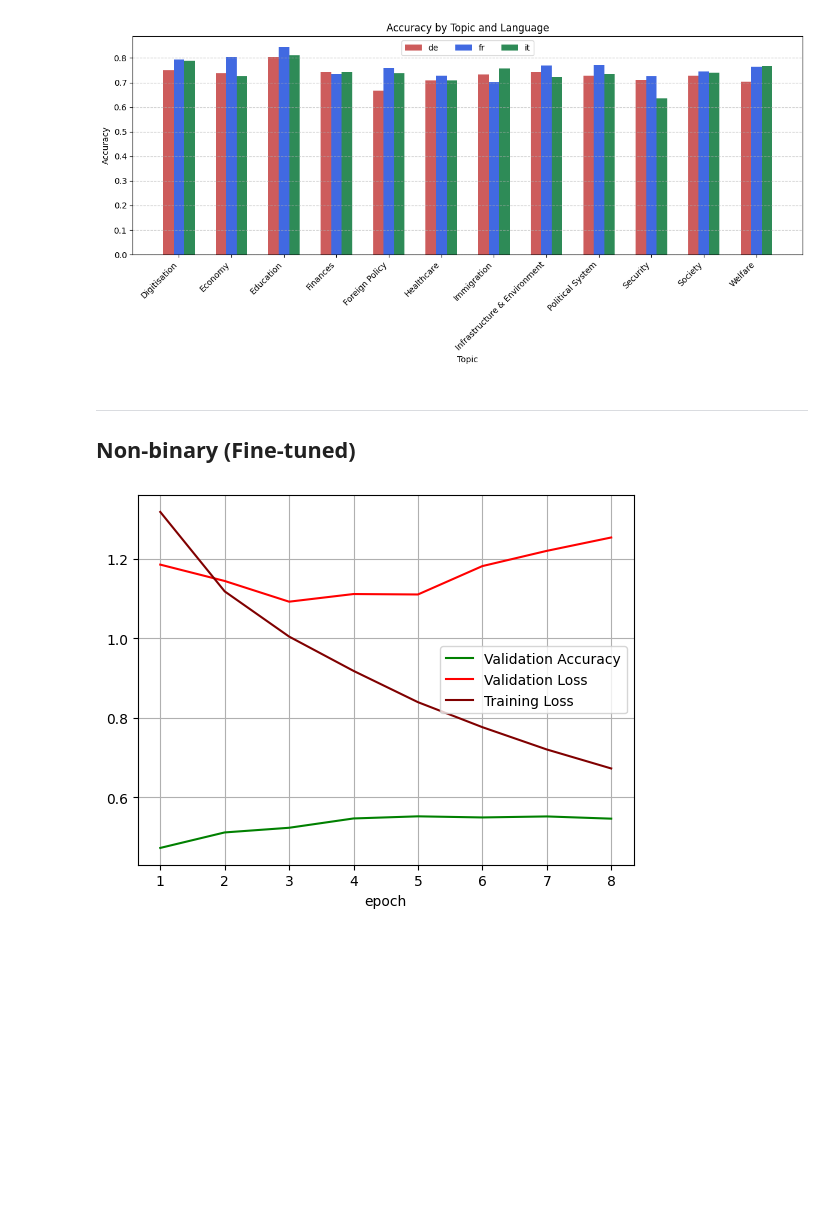
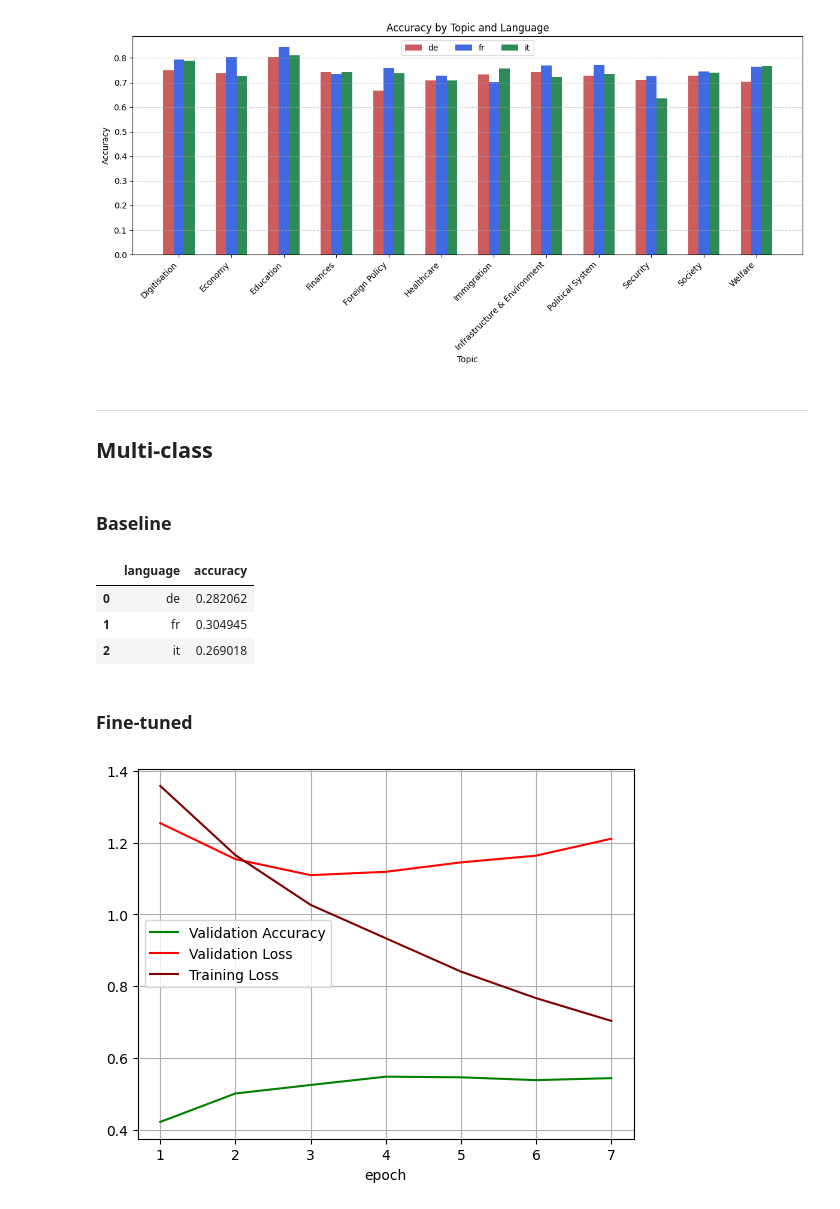
Before and after one commit to NazaninShafiabadi/StanceDetection, a Jupyter notebook: data/xstance/analysis.ipynb, the cells around one changed output. Saved outputs shown, nothing was run; the diff lists cells and outputs as text; code cells hidden in the pictures; blank space fills up the shorter version.

```diff
--- a/data/xstance/analysis.ipynb
+++ b/data/xstance/analysis.ipynb
@@ -114,11 +126,24 @@ bi_test_preds_by_topics = bi_test_preds.groupby(['topic', 'language'])[['label',
 plot(bi_test_preds_by_topics)
 # %% [output]
 [figure]
+# %% [markdown]
+---
+## Multi-class
+# %% [markdown]
+### Baseline
+# %%
+multi_base_preds = pd.read_csv('../../predictions/multi_baseline_preds.csv')
+multi_base_acc = compute_accuracy(multi_base_preds, 'numerical_label', 'prediction')
+multi_base_acc
+# %% [output]
+|  | language | accuracy |
+| 0 | de | 0.282062 |
+| 1 | fr | 0.304945 |
+| 2 | it | 0.269018 |
 # %% [markdown]
----
-## Non-binary (Fine-tuned)
+### Fine-tuned
 # %%
-model_dir = "../../models/multi-cls_stance_classifier/"
+model_dir = "../../models/multi_micro_stance_classifier/"
 plot_metrics(model_dir)
 # %% [output]
-[figure, old version]
+[figure, new version]
```
Also changed, not shown: parts of 13 cells of this notebook, 4 other files.
